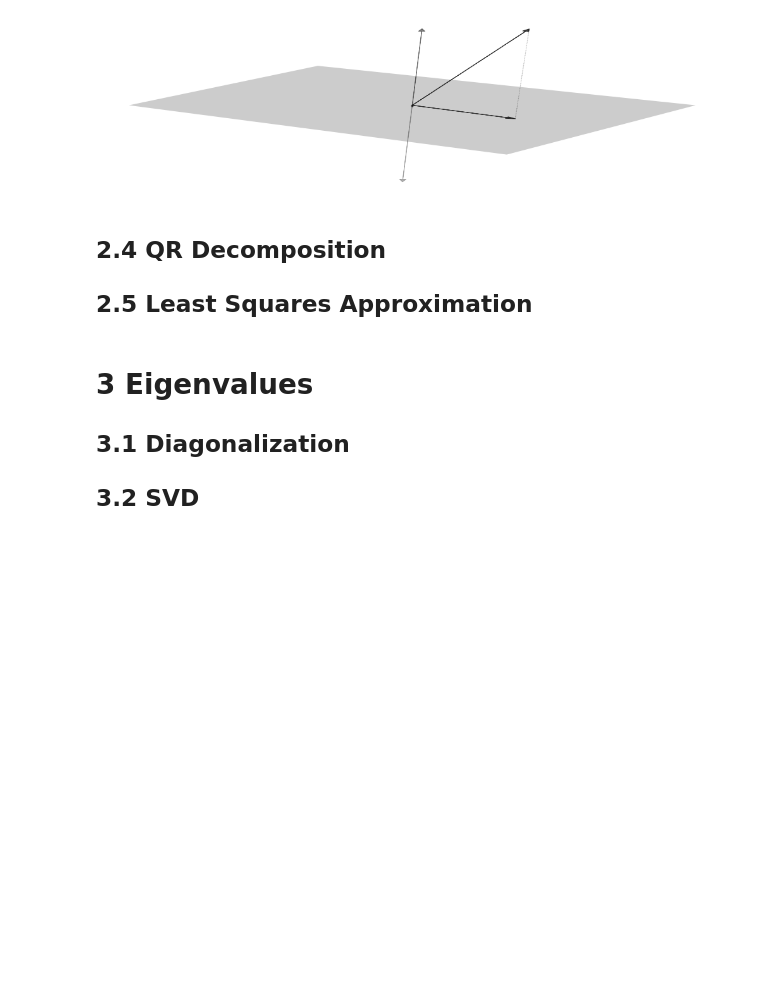
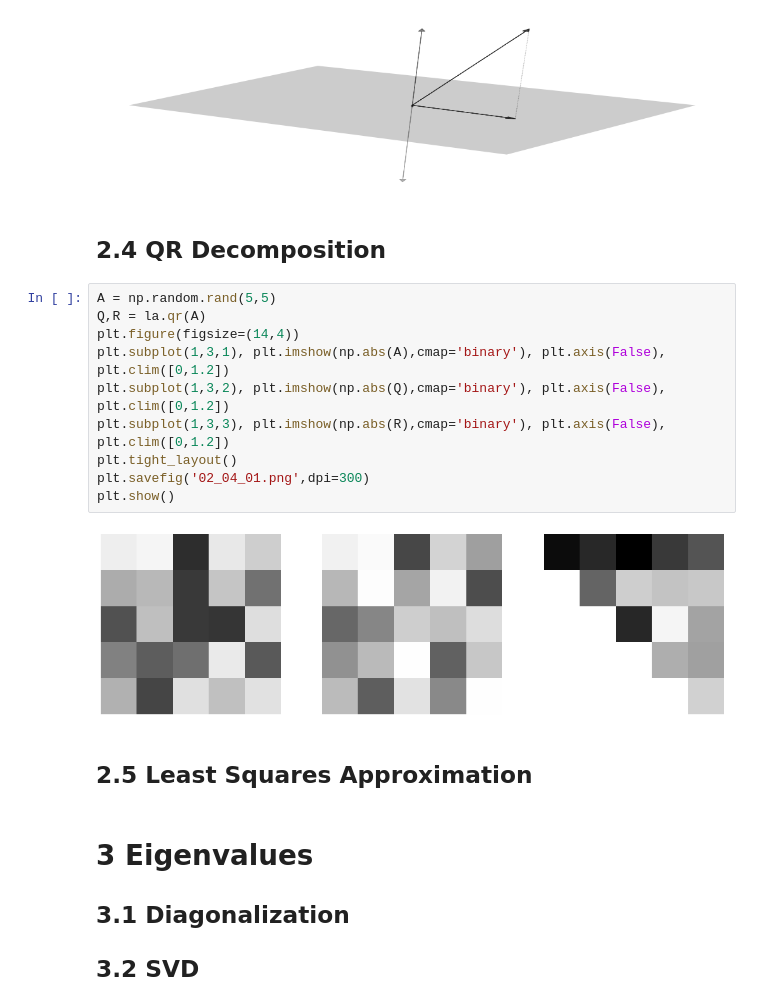
Before and after one commit to UBCMath/MATH307, a Jupyter notebook: img/images.ipynb, the cells around one changed output. Saved outputs shown, nothing was run; the diff lists cells and outputs as text; blank space fills up the shorter version.

```diff
--- a/img/images.ipynb
+++ b/img/images.ipynb
@@ -337,9 +337,21 @@ plt.savefig('02_03_01.png',dpi=300)
 plt.show()
 # %% [output]
 [figure]
+# %% [markdown]
+## 2.4 QR Decomposition
+# %%
+A = np.random.rand(5,5)
+Q,R = la.qr(A)
+plt.figure(figsize=(14,4))
+plt.subplot(1,3,1), plt.imshow(np.abs(A),cmap='binary'), plt.axis(False), plt.clim([0,1.2])
+plt.subplot(1,3,2), plt.imshow(np.abs(Q),cmap='binary'), plt.axis(False), plt.clim([0,1.2])
+plt.subplot(1,3,3), plt.imshow(np.abs(R),cmap='binary'), plt.axis(False), plt.clim([0,1.2])
+plt.tight_layout()
+plt.savefig('02_04_01.png',dpi=300)
+plt.show()
+# %% [output]
+[figure, added]
 # %% [markdown]
-## 2.4 QR Decomposition
-
 ## 2.5 Least Squares Approximation
 # %% [markdown]
 # 3 Eigenvalues
```
Also changed, not shown: 7 other files.
